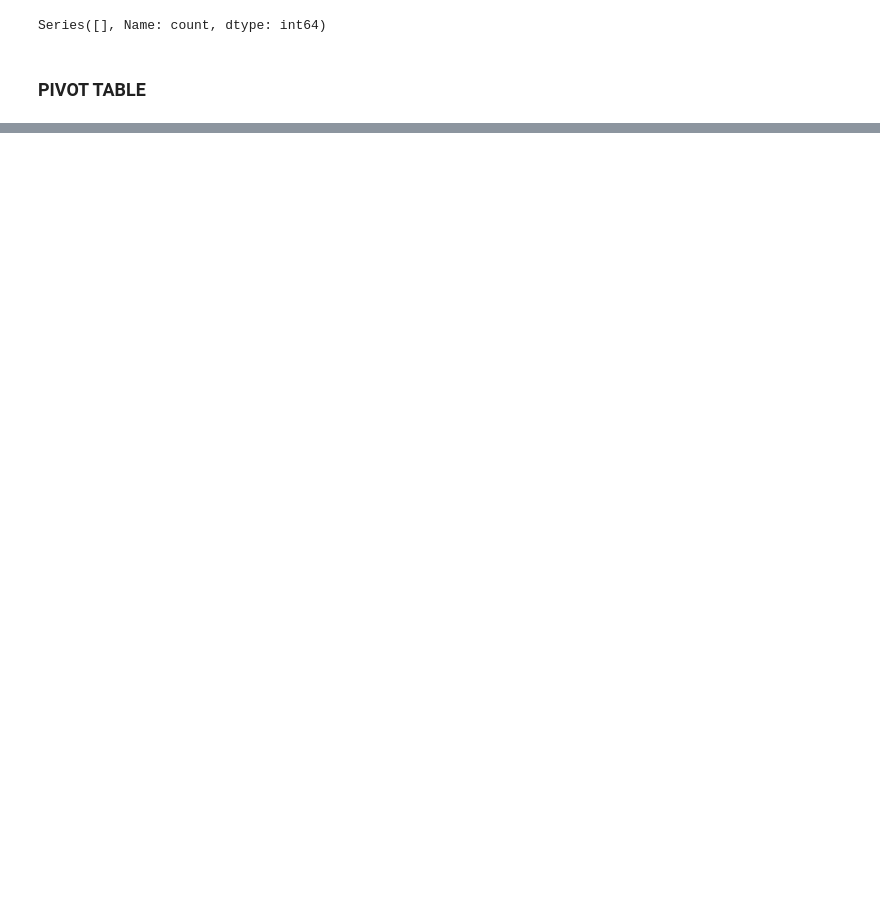
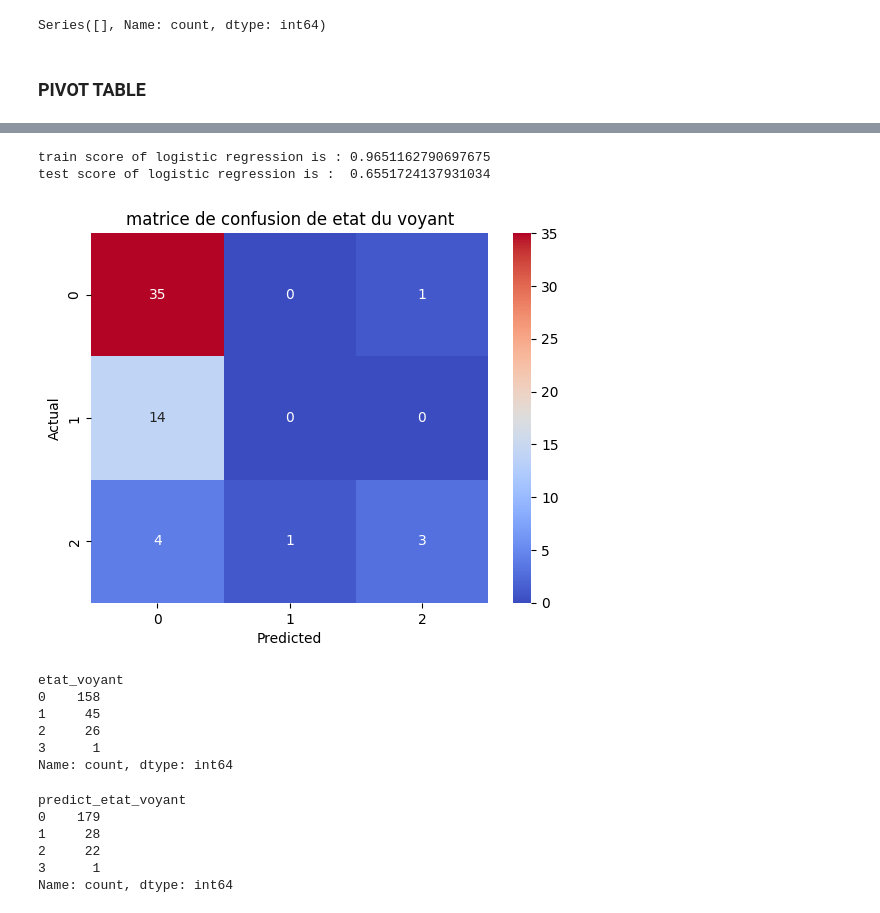
Before and after one commit to Andma45/Top_gun, a Jupyter notebook: not_pivot_table.ipynb, the cells around one changed output, grey strips where cells are left out. Saved outputs shown, nothing was run; the diff lists cells and outputs as text; code cells hidden in the pictures; blank space fills up the shorter version.

```diff
--- a/not_pivot_table.ipynb
+++ b/not_pivot_table.ipynb
@@ -425,0 +554,6 @@ pivot_df.to_csv('pivot_df.csv', index=True)
+# %%
+pipeline = Pipeline([
+    ('preprocessor', preprocessor),
+    ('classifier', LogisticRegression())
+])
+pipeline
@@ -425,0 +578,2 @@ pivot_df.to_csv('pivot_df.csv', index=True)
+# %%
+pipeline.fit(X_train, y_train)
@@ -425,0 +598,2 @@ pivot_df.to_csv('pivot_df.csv', index=True)
+# %%
+y_pred = pipeline.predict(X_test)
@@ -425,0 +612,16 @@ pivot_df.to_csv('pivot_df.csv', index=True)
+# %%
+print('train score of logistic regression is :', pipeline.score(X_train, y_train))
+print('test score of logistic regression is : ', pipeline.score(X_test, y_test))
+# %% [output]
+train score of logistic regression is : 0.9651162790697675
+test score of logistic regression is :  0.6551724137931034
+# %%
+matrix = confusion_matrix(y_test, y_pred)
+# %%
+sns.heatmap(matrix, annot=True, cmap='coolwarm', fmt='d')
+plt.title('matrice de confusion de etat du voyant')
+plt.xlabel('Predicted')
+plt.ylabel('Actual')
+plt.show()
+# %% [output]
+[figure, added]
@@ -425,0 +630,18 @@ pivot_df.to_csv('pivot_df.csv', index=True)
+# %%
+pivot_df['etat_voyant'].value_counts()
+# %% [output]
+etat_voyant
+0    158
+1     45
+2     26
+3      1
+Name: count, dtype: int64
+# %%
+pivot_df['predict_etat_voyant'].value_counts()
+# %% [output]
+predict_etat_voyant
+0    179
+1     28
+2     22
+3      1
+Name: count, dtype: int64
```
Also changed, not shown: parts of 69 cells of this notebook, 5 other files.
